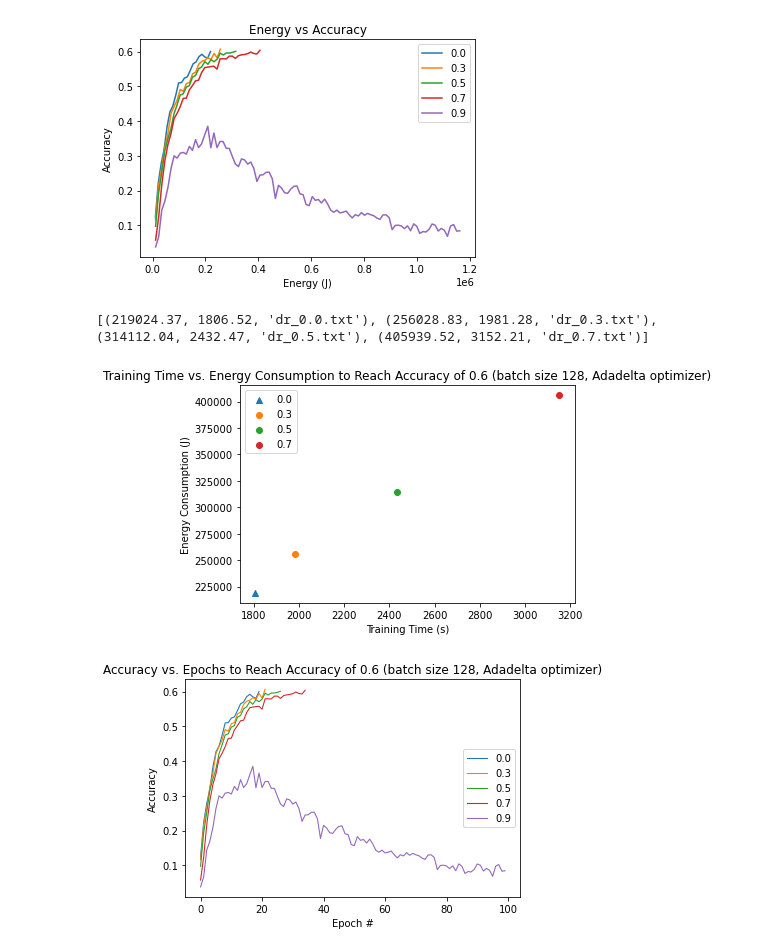
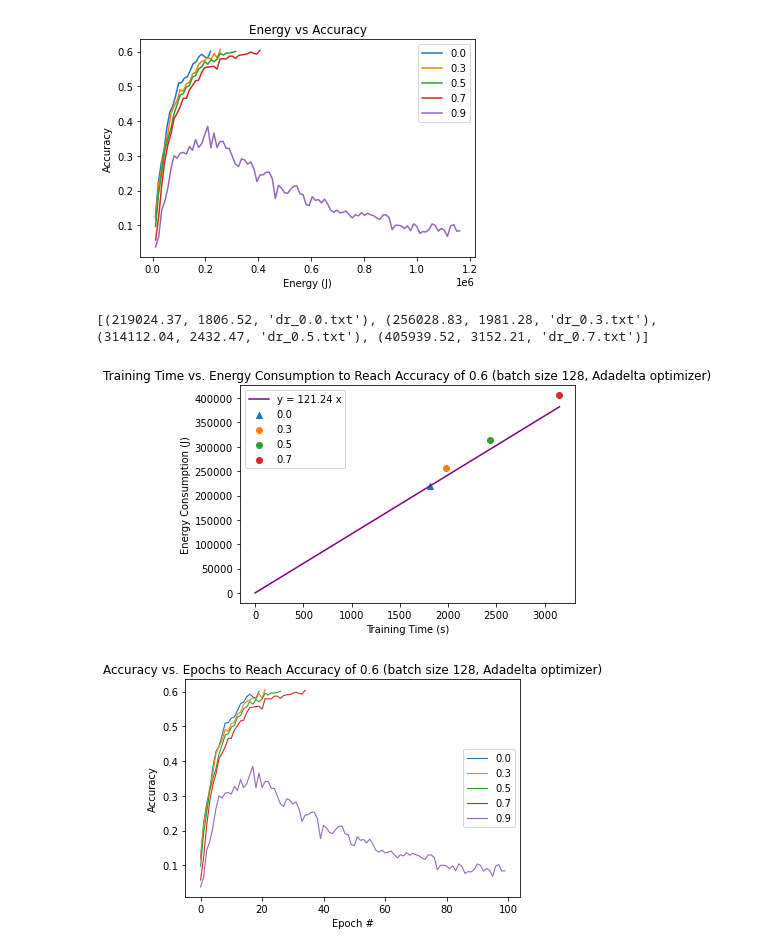
Before and after one commit to matchaginseng/automatic-bassoon, a Jupyter notebook: analysis/dropout.ipynb, the cells around one changed output. Saved outputs shown, nothing was run; the diff lists cells and outputs as text; code cells hidden in the pictures.

Commit message:
Add line of best fit to dropout plot

```diff
--- a/analysis/dropout.ipynb
+++ b/analysis/dropout.ipynb
@@ -46,29 +47,37 @@ plt.ylabel("Accuracy")
 plt.title("Energy vs Accuracy")
 plt.legend()
 plt.show()
-
-energies = [elem[0] for elem in energy_time_05]
-times = [elem[1] for elem in energy_time_05]
-names = [elem[2] for elem in energy_time_05]
-
-print(energy_time_05)
-for i in range(len(times)):
-    label = names[i].split('_')[1][:3]
-    plt.scatter(times[i], energies[i], marker='^' if names[i] == 'dr_0.0.txt' else 'o', label=names[i].split('_')[1][:3])
-    if names[i] == 'dr_0.0.txt':
-        # Plot line through the origin
-#         x = np.linspace(0, max)
-
-
-plt.xlabel("Training Time (s)")
-plt.ylabel("Energy Consumption (J)")
-plt.title(f"Training Time vs. Energy Consumption to Reach Accuracy of {THRESHOLD} (batch size 128, Adadelta optimizer)")
-plt.legend()
-plt.show()
 # %% [output]
 [figure]
-[(219024.37, 1806.52, 'dr_0.0.txt'), (256028.83, 1981.28, 'dr_0.3.txt'), (314112.04, 2432.47, 'dr_0.5.txt'), (405939.52, 3152.21, 'dr_0.7.txt')]
-[figure, removed]
+# %%
+energies = [elem[0] for elem in energy_time_05]
+times = [elem[1] for elem in energy_time_05]
+names = [elem[2] for elem in energy_time_05]
+
+print(energy_time_05)
+baseline_x, baseline_y = (0,0)
+max_x = 0
+for i in range(len(times)):
+    label = names[i].split('_')[1][:3]
+    plt.scatter(times[i], energies[i], marker='^' if names[i] == 'dr_0.0.txt' else 'o', label=names[i].split('_')[1][:3])
+    if names[i] == 'dr_0.0.txt':
+        baseline_x = times[i]
+        baseline_y = energies[i]
+    max_x = max(max_x, times[i])
+
+# Plot line through baseline
+x = np.linspace(0, max_x, 100)
+y = (baseline_y / baseline_x) * x
+plt.plot(x, y, color='purple', label=f'y = {baseline_y / baseline_x:.2f} x')
+
+plt.xlabel("Training Time (s)")
+plt.ylabel("Energy Consumption (J)")
+plt.title(f"Training Time vs. Energy Consumption to Reach Accuracy of {THRESHOLD} (batch size 128, Adadelta optimizer)")
+plt.legend()
+plt.show()
+# %% [output]
+[(219024.37, 1806.52, 'dr_0.0.txt'), (256028.83, 1981.28, 'dr_0.3.txt'), (314112.04, 2432.47, 'dr_0.5.txt'), (405939.52, 3152.21, 'dr_0.7.txt')]
+[figure, added]
 # %%
 # Accuracy over epochs
 for file in files:
```
Also changed, not shown: parts of 1 cell of this notebook.
